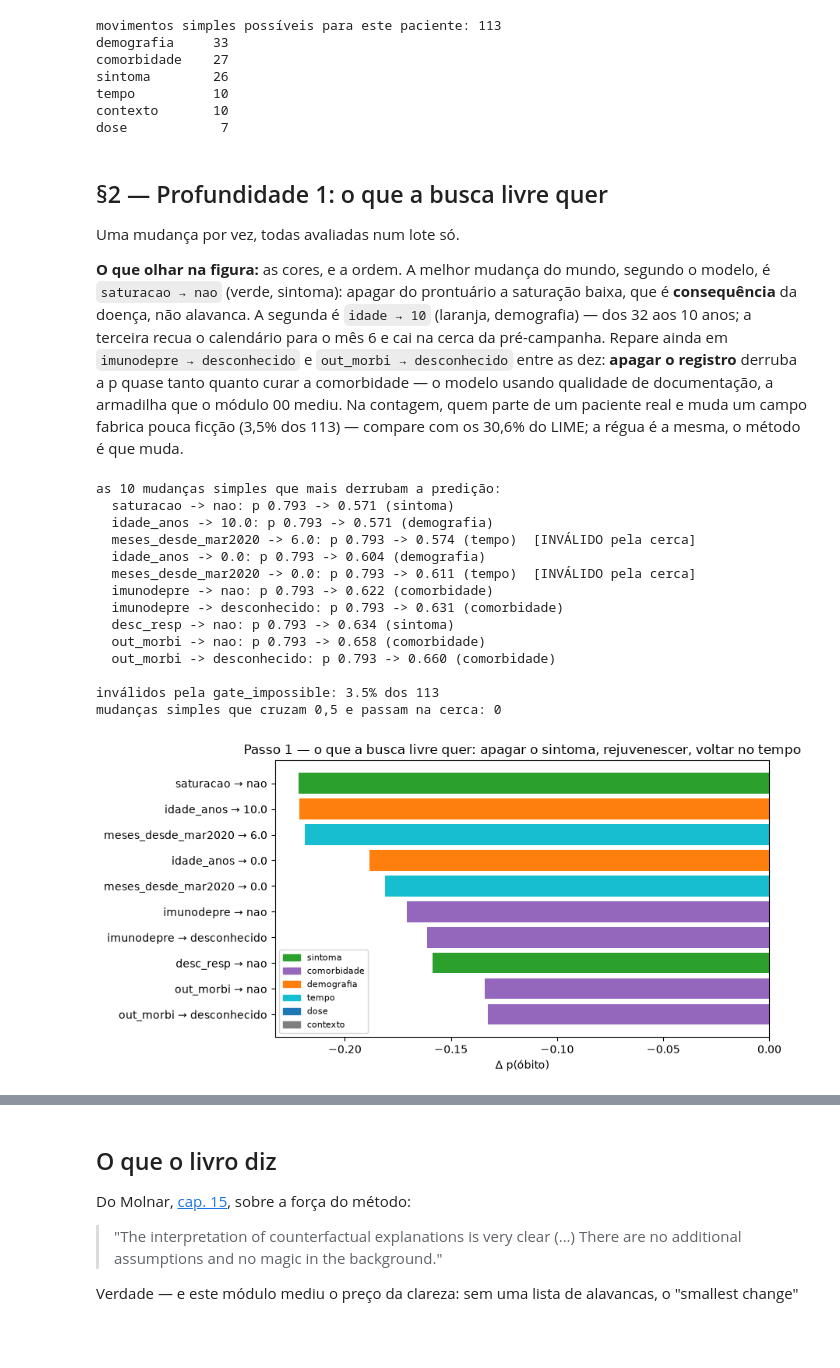
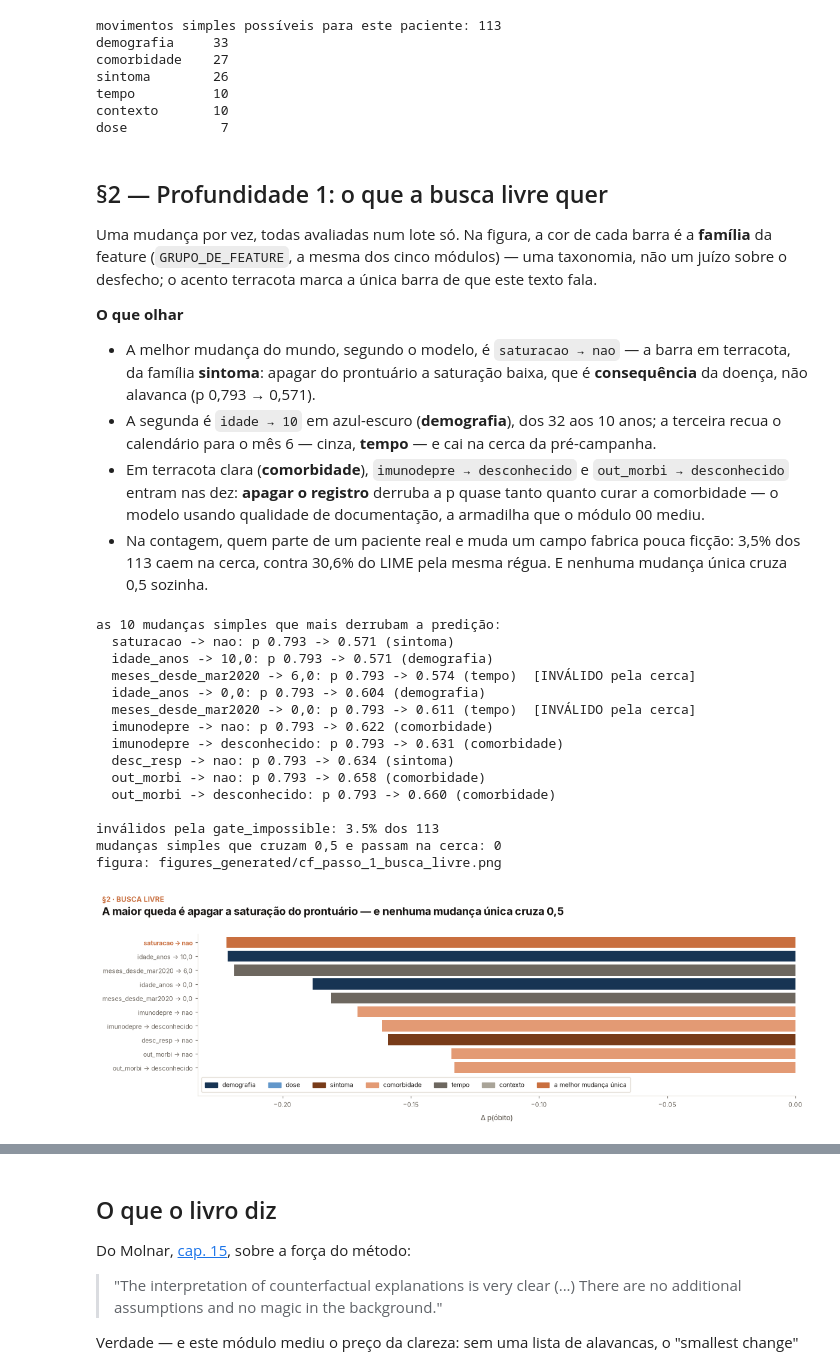
Before and after one commit to wbendinelli/interpretable-ml-lectures, a Jupyter notebook: modules/04-counterfactual/notebooks/cf_walkthrough.ipynb, the cells around one changed output, grey strips where cells are left out. Saved outputs shown, nothing was run; the diff lists cells and outputs as text; code cells hidden in the pictures; blank space fills up the shorter version.

```diff
--- a/modules/04-counterfactual/notebooks/cf_walkthrough.ipynb
+++ b/modules/04-counterfactual/notebooks/cf_walkthrough.ipynb
@@ -218,66 +235,85 @@ dose            7
 # %% [markdown]
 ## §2 — Profundidade 1: o que a busca livre quer
 
-Uma mudança por vez, todas avaliadas num lote só.
+Uma mudança por vez, todas avaliadas num lote só. Na figura, a cor de
+cada barra é a **família** da feature (`GRUPO_DE_FEATURE`, a mesma dos
+cinco módulos) — uma taxonomia, não um juízo sobre o desfecho; o acento
+terracota marca a única barra de que este texto fala.
 
-**O que olhar na figura:** as cores, e a ordem. A melhor mudança do
-mundo, segundo o modelo, é `saturacao → nao` (verde, sintoma): apagar do
-prontuário a saturação baixa, que é **consequência** da doença, não
-alavanca. A segunda é `idade → 10` (laranja, demografia) — dos 32 aos 10
-anos; a terceira recua o calendário para o mês 6 e cai na cerca da
-pré-campanha. Repare ainda em `imunodepre → desconhecido` e
-`out_morbi → desconhecido` entre as dez: **apagar o registro** derruba a
-p quase tanto quanto curar a comorbidade — o modelo usando qualidade de
-documentação, a armadilha que o módulo 00 mediu. Na contagem, quem parte
-de um paciente real e muda um campo fabrica pouca ficção (3,5% dos 113)
-— compare com os 30,6% do LIME; a régua é a mesma, o método é que muda.
+**O que olhar**
+
+- A melhor mudança do mundo, segundo o modelo, é `saturacao → nao` — a
+  barra em terracota, da família **sintoma**: apagar do prontuário a
+  saturação baixa, que é **consequência** da doença, não alavanca
+  (p 0,793 → 0,571).
+- A segunda é `idade → 10` em azul-escuro (**demografia**), dos 32 aos
+  10 anos; a terceira recua o calendário para o mês 6 — cinza,
+  **tempo** — e cai na cerca da pré-campanha.
+- Em terracota clara (**comorbidade**), `imunodepre → desconhecido` e
+  `out_morbi → desconhecido` entram nas dez: **apagar o registro**
+  derruba a p quase tanto quanto curar a comorbidade — o modelo usando
+  qualidade de documentação, a armadilha que o módulo 00 mediu.
+- Na contagem, quem parte de um paciente real e muda um campo fabrica
+  pouca ficção: 3,5% dos 113 caem na cerca, contra 30,6% do LIME pela
+  mesma régua. E nenhuma mudança única cruza 0,5 sozinha.
 # %%
 f1 = aplicar(alto, [[m] for m in c1])
 p1 = M.predict_proba(xgb, f1)
 delta = p1 - alto["p_obito"]
 invalido1 = M.gate_impossible(f1).to_numpy()
 
 melhores = np.argsort(delta)[:10]
 print("as 10 mudanças simples que mais derrubam a predição:")
 for i in melhores:
     c, v = c1[i]
     marca = "  [INVÁLIDO pela cerca]" if invalido1[i] else ""
     print(f"  {c} -> {fmt(v)}: p {alto['p_obito']:.3f} -> {p1[i]:.3f} ({GRUPO[c]}){marca}")
 cruzam = ((p1 < 0.5) & ~invalido1).sum()
 print(f"\ninválidos pela gate_impossible: {100 * invalido1.mean():.1f}% dos {len(c1)}")
 print(f"mudanças simples que cruzam 0,5 e passam na cerca: {cruzam}")
 
-CORES = {"sintoma": "tab:green", "comorbidade": "tab:purple",
-         "demografia": "tab:orange", "tempo": "tab:cyan", "dose": "tab:blue",
-         "contexto": "tab:gray"}
-fig, ax = plt.subplots(figsize=(9, 4.5))
+# cor = FAMÍLIA da feature (SP.CORES_GRUPO: uma taxonomia, por isso tons das
+# duas rampas e nenhuma cor semântica sólida); SP.TERRACOTA entra como ACENTO
+# na única barra de que o texto fala — a melhor mudança única
+fig, ax = plt.subplots(figsize=SP.FAIXA)
 nomes = [f"{c1[i][0]} → {fmt(c1[i][1])}" for i in melhores][::-1]
 vals = [delta[i] for i in melhores][::-1]
-cores = [CORES[GRUPO[c1[i][0]]] for i in melhores][::-1]
+cores = [SP.CORES_GRUPO[GRUPO[c1[i][0]]] for i in melhores][::-1]
+cores[-1] = SP.TERRACOTA
 ax.barh(nomes, vals, color=cores)
 ax.set_xlabel("Δ p(óbito)")
-ax.set_title("Passo 1 — o que a busca livre quer: apagar o sintoma, rejuvenescer, voltar no tempo")
-handles = [plt.Rectangle((0, 0), 1, 1, color=v) for v in CORES.values()]
-ax.legend(handles, CORES.keys(), loc="lower left", fontsize=8)
-fig.tight_layout()
-fig.savefig(FIGDIR / "cf_passo_1_busca_livre.png", dpi=150, bbox_inches="tight")
+SP.sem_grade(ax)  # a grade do estilo é em y; sobre categorias ela riscaria as barras
+acento = ax.get_yticklabels()[-1]
+acento.set_color(SP.TERRACOTA)
+acento.set_fontweight("bold")
+handles = [plt.Rectangle((0, 0), 1, 1, color=v) for v in SP.CORES_GRUPO.values()]
+handles.append(plt.Rectangle((0, 0), 1, 1, color=SP.TERRACOTA))
+ax.set_ylim(-2.0, len(nomes) - 0.4)  # a faixa em branco embaixo é da legenda
+ax.legend(handles, [*SP.CORES_GRUPO, "a melhor mudança única"],
+          loc="lower left", ncol=7)
+SP.titulo(
+    fig,
+    "A maior queda é apagar a saturação do prontuário — e nenhuma mudança única cruza 0,5",
+    kicker="§2 · busca livre")
+SP.salvar(fig, "cf_passo_1_busca_livre")
 plt.show()
 # %% [output]
 as 10 mudanças simples que mais derrubam a predição:
   saturacao -> nao: p 0.793 -> 0.571 (sintoma)
-  idade_anos -> 10.0: p 0.793 -> 0.571 (demografia)
-  meses_desde_mar2020 -> 6.0: p 0.793 -> 0.574 (tempo)  [INVÁLIDO pela cerca]
-  idade_anos -> 0.0: p 0.793 -> 0.604 (demografia)
-  meses_desde_mar2020 -> 0.0: p 0.793 -> 0.611 (tempo)  [INVÁLIDO pela cerca]
+  idade_anos -> 10,0: p 0.793 -> 0.571 (demografia)
+  meses_desde_mar2020 -> 6,0: p 0.793 -> 0.574 (tempo)  [INVÁLIDO pela cerca]
+  idade_anos -> 0,0: p 0.793 -> 0.604 (demografia)
+  meses_desde_mar2020 -> 0,0: p 0.793 -> 0.611 (tempo)  [INVÁLIDO pela cerca]
   imunodepre -> nao: p 0.793 -> 0.622 (comorbidade)
   imunodepre -> desconhecido: p 0.793 -> 0.631 (comorbidade)
   desc_resp -> nao: p 0.793 -> 0.634 (sintoma)
   out_morbi -> nao: p 0.793 -> 0.658 (comorbidade)
   out_morbi -> desconhecido: p 0.793 -> 0.660 (comorbidade)
 
 inválidos pela gate_impossible: 3.5% dos 113
 mudanças simples que cruzam 0,5 e passam na cerca: 0
+figura: figures_generated/cf_passo_1_busca_livre.png
-[figure, old version]
+[figure, new version]
 # %% [markdown]
 ## §3 — Profundidade 2: a perda de Wachter, enumerada
 
```
Also changed, not shown: parts of 12 cells of this notebook, 5 other files.
